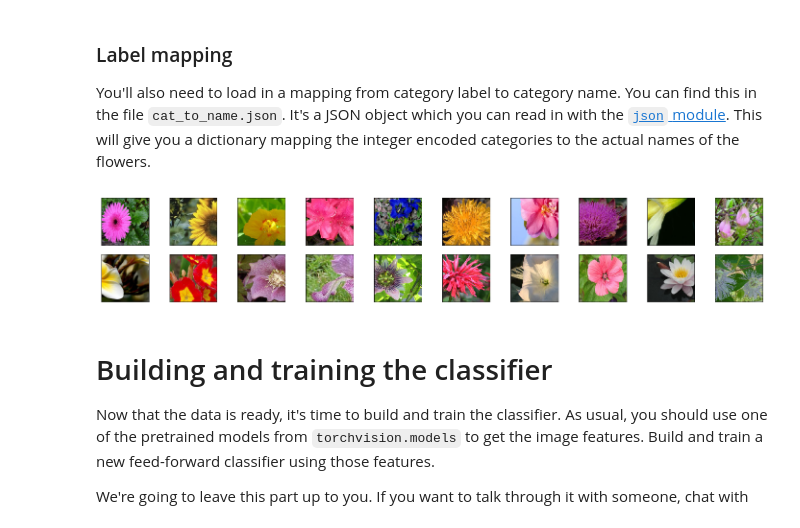
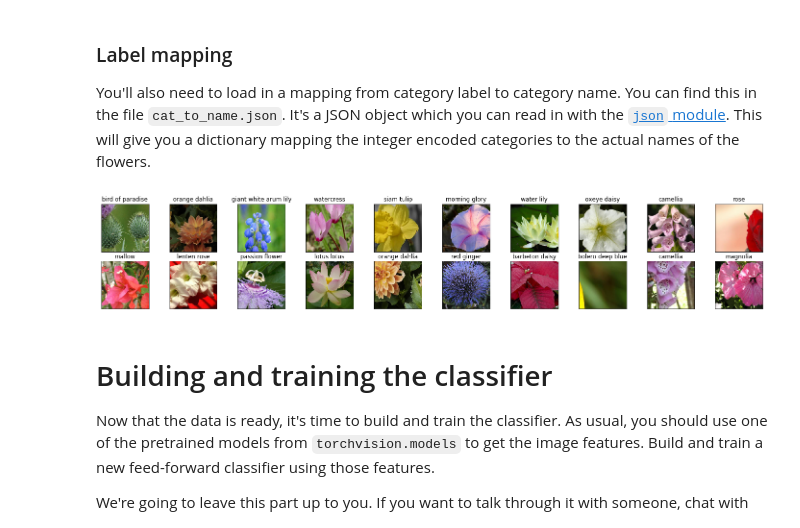
Before and after one commit to ajinkyapuar/pytorch_challenge, a Jupyter notebook: Image Classifier Project.ipynb, the cells around one changed output. Saved outputs shown, nothing was run; the diff lists cells and outputs as text; code cells hidden in the pictures.

Commit message:
Data Viz + Labels

```diff
--- a/Image Classifier Project.ipynb
+++ b/Image Classifier Project.ipynb
@@ -41,9 +41,9 @@ The validation set is used to measure the model's performance on data it hasn't
 
 The pre-trained networks available from `torchvision` were trained on the ImageNet dataset where each color channel was normalized separately. For both sets you'll need to normalize the means and standard deviations of the images to what the network expects. For the means, it's `[0.485, 0.456, 0.406]` and for the standard deviations `[0.229, 0.224, 0.225]`, calculated from the ImageNet images.  These values will shift each color channel to be centered at 0 and range from -1 to 1.
 # %%
-data_dir = './flower_data'
-train_dir = data_dir + '/train'
-valid_dir = data_dir + '/valid'
+data_dir = './flower_data/'
+train_dir = data_dir + 'train/'
+valid_dir = data_dir + 'valid'
 # %%
 # TODO: Define your transforms for the training and validation sets
 data_transform = transforms.Compose([transforms.RandomResizedCrop(224),
@@ -80,19 +80,21 @@ with open('cat_to_name.json', 'r') as f:
 # %%
 # Visualize some sample data
 
 # obtain one batch of training images
 dataiter = iter(train_loader)
 images, labels = dataiter.next()
 images = images.numpy()  # convert images to numpy for display
+# print(str(labels.numpy()[0]))
+# print(cat_to_name[str(labels.numpy()[0])])
 
 # plot the images in the batch, along with the corresponding labels
 fig = plt.figure(figsize=(25, 4))
 for idx in np.arange(20):
     ax = fig.add_subplot(2, 20/2, idx+1, xticks=[], yticks=[])
     plt.imshow(np.transpose(images[idx], (1, 2, 0)))
-    # ax.set_title(cat_to_name[idx])
+    ax.set_title(cat_to_name[str(labels.numpy()[idx])])
 # %% [output]
-[figure, old version]
+[figure, new version]
 # %% [markdown]
 # Building and training the classifier
 
```
